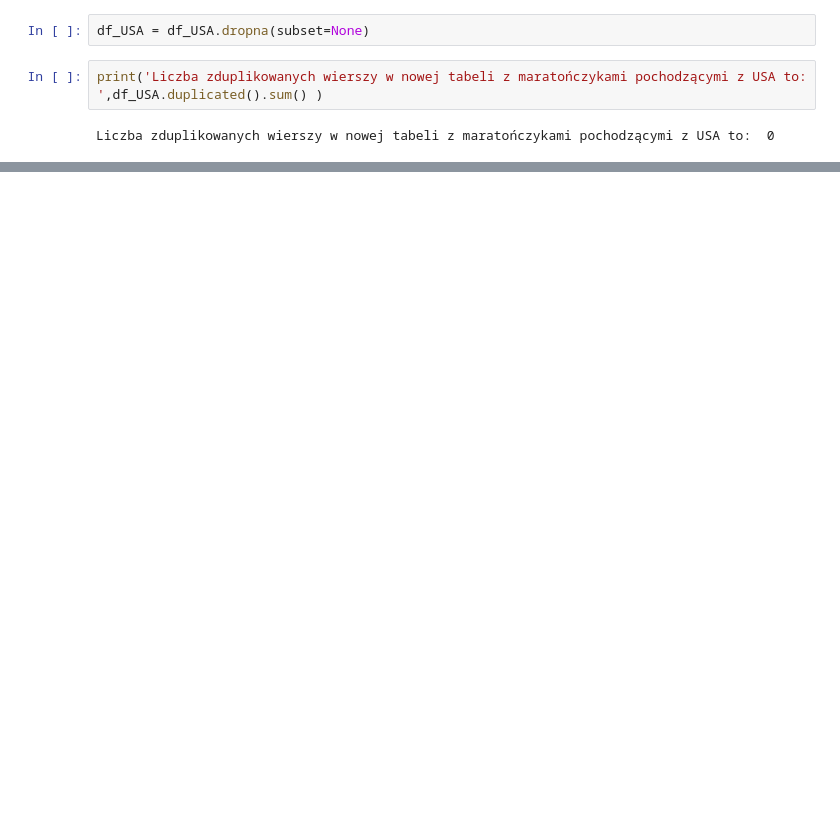
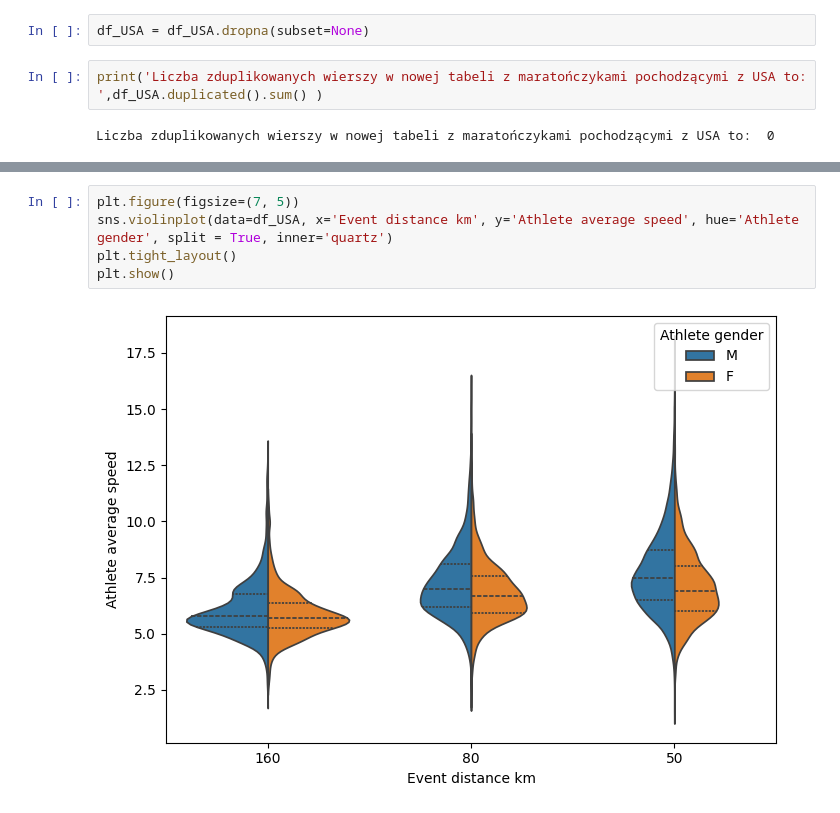
Before and after one commit to PatrykKawka/Python----Ultra-Marathion-Analysis-Project, a Jupyter notebook: Ultra Marathon Running USA.ipynb, the cells around one changed output, grey strips where cells are left out. Saved outputs shown, nothing was run; the diff lists cells and outputs as text; blank space fills up the shorter version.

```diff
--- a/Ultra Marathon Running USA.ipynb
+++ b/Ultra Marathon Running USA.ipynb
@@ -172,0 +171,7 @@ sns.histplot(df_USA, x='Event distance km', hue = 'Athlete gender', edgecolor='b
+# %%
+plt.figure(figsize=(7, 5))
+sns.violinplot(data=df_USA, x='Event distance km', y='Athlete average speed', hue='Athlete gender', split = True, inner='quartz')
+plt.tight_layout()
+plt.show()
+# %% [output]
+[figure, added]
```
Also changed, not shown: parts of 16 cells of this notebook.
